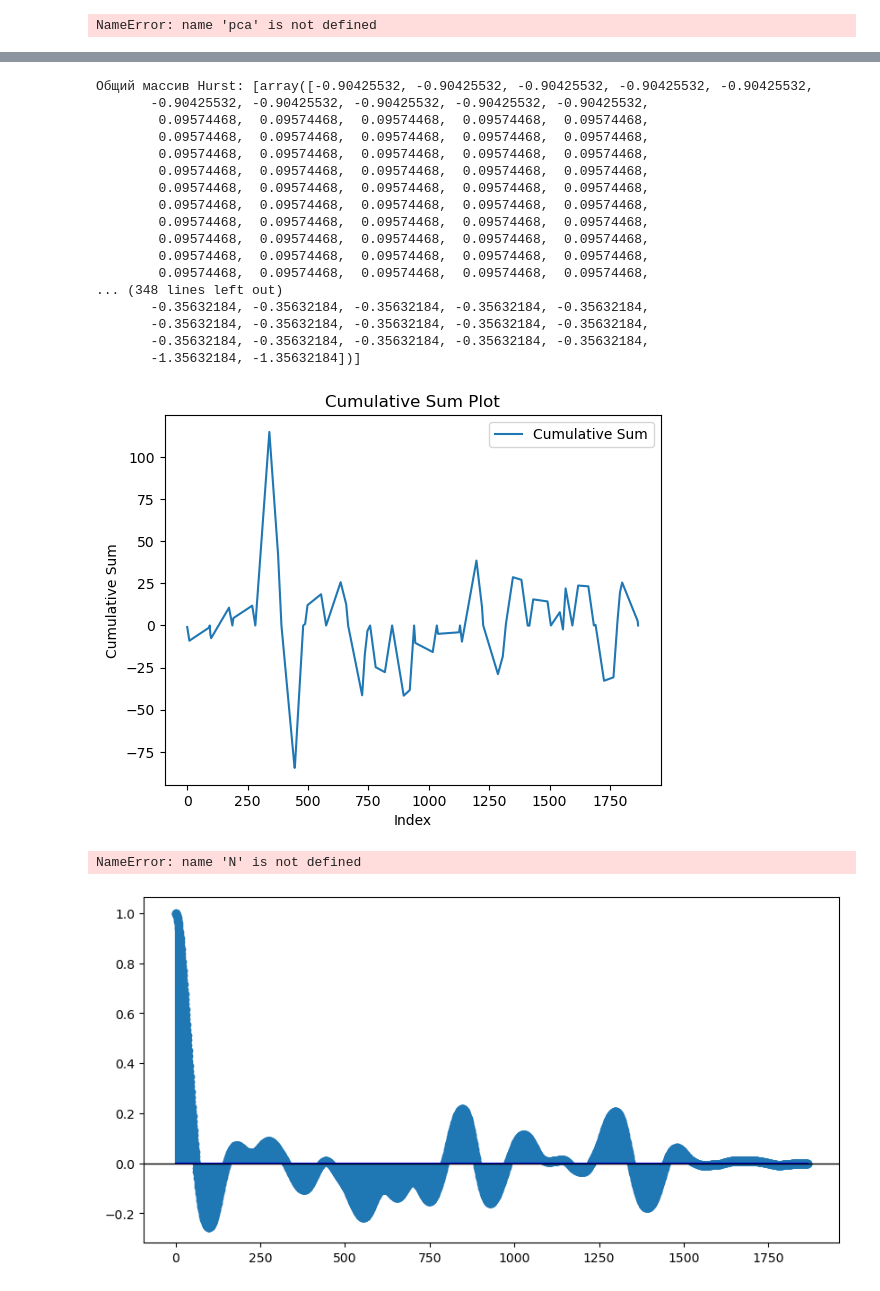
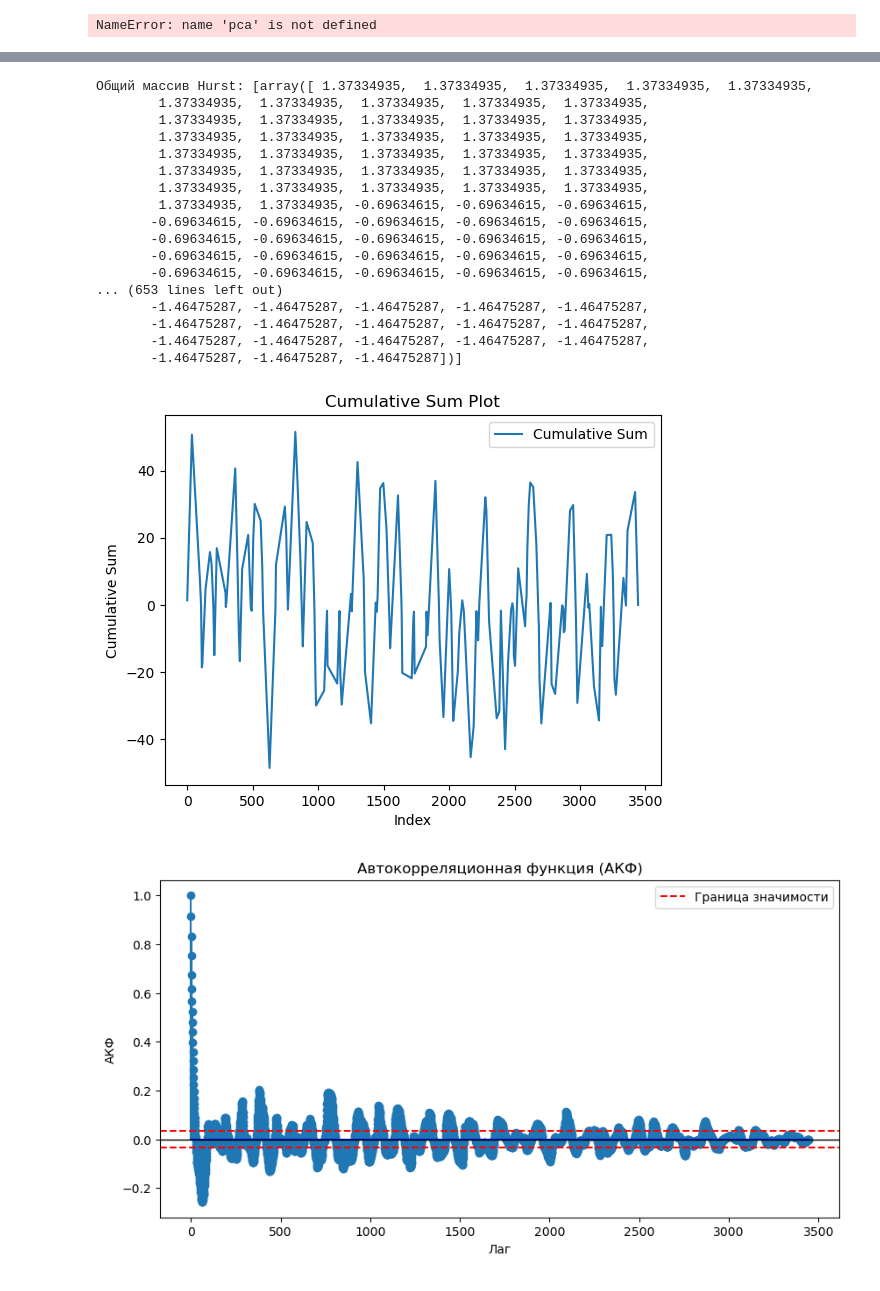
Before and after one commit to DanLip02/Ratings-analysis-project, a Jupyter notebook: jupyter_books/cross_cor_svd_resempl.ipynb, the cells around one changed output, grey strips where cells are left out. Drawn from its saved outputs; the diff is of its cells as text; code cells hidden in the pictures.

```diff
--- a/jupyter_books/cross_cor_svd_resempl.ipynb
+++ b/jupyter_books/cross_cor_svd_resempl.ipynb
@@ -10,7 +10,8 @@ from statsmodels.tsa.stattools import acf
 from scipy import signal
 # %%
 # Шаг 1. Загрузка данных и предобработка
-file_path = '/Users/danilalipatov/Downloads/resemple_data_cat-last.xlsx'
+# file_path = '/Users/danilalipatov/Downloads/resemple_data_cat-last.xlsx'
+file_path = '/Users/danilalipatov/PycharmProjects/diploma/resemple_data_cat_level.xlsx'
 df = pd.read_excel(file_path)
 df["identifier"] = df["identifier"].astype(str)
 df.columns
@@ -23,7 +24,7 @@ df["resampled_dates"] = pd.to_datetime(df["resampled_dates"])
 df_result = df.dropna(subset=["identifier", "resampled_values", "resampled_dates", "agency", "_ro_type"])
 # df_result = df_result[(df_result["agency"] == "Expert RA") & (df_result["_ro_type"] == "CBNK - кредитная организация")]
 df_result = df_result[(df_result["agency"] == "Expert RA")]
-df_result = df_result[df_result["resampled_dates"].dt.year >= 2015]
+df_result = df_result[df_result["resampled_dates"].dt.year >= 2016]
 df_result["resampled_values"] = df_result["resampled_values"].astype(int)
 df_result = df_result.groupby("identifier").filter(lambda x: x["resampled_values"].dropna().nunique() > 2)
 
@@ -391,32 +381,36 @@ for col in pivot_df_hurst.columns:  # Итерируемся по каждому
     values = pivot_df_hurst[col].dropna().values  # Убираем NaN и берем значения
 
     if len(values) > 0:  # Проверяем, что массив не пустой
-        values_centered = values - np.mean(values)  # Вычитаем среднее
+        values_centered = (values - np.mean(values)) / np.std(values)  # Вычитаем среднее
+        # values_centered = values
         hurst_.append(values_centered)  # Добавляем в общий массив
 
 # Проверим содержимое
 print("Общий массив Hurst:", hurst_)
 # %% [output]
-Общий массив Hurst: [array([-0.90425532, -0.90425532, -0.90425532, -0.90425532, -0.90425532,
-       -0.90425532, -0.90425532, -0.90425532, -0.90425532, -0.90425532,
-        0.09574468,  0.09574468,  0.09574468,  0.09574468,  0.09574468,
-        0.09574468,  0.09574468,  0.09574468,  0.09574468,  0.09574468,
-        0.09574468,  0.09574468,  0.09574468,  0.09574468,  0.09574468,
-        0.09574468,  0.09574468,  0.09574468,  0.09574468,  0.09574468,
-        0.09574468,  0.09574468,  0.09574468,  0.09574468,  0.09574468,
-        0.09574468,  0.09574468,  0.09574468,  0.09574468,  0.09574468,
-        0.09574468,  0.09574468,  0.09574468,  0.09574468,  0.09574468,
-        0.09574468,  0.09574468,  0.09574468,  0.09574468,  0.09574468,
-        0.09574468,  0.09574468,  0.09574468,  0.09574468,  0.09574468,
-        0.09574468,  0.09574468,  0.09574468,  0.09574468,  0.09574468,
-... (348 lines left out)
-       -0.35632184, -0.35632184, -0.35632184, -0.35632184, -0.35632184,
-       -0.35632184, -0.35632184, -0.35632184, -0.35632184, -0.35632184,
-       -0.35632184, -0.35632184, -0.35632184, -0.35632184, -0.35632184,
-       -1.35632184, -1.35632184])]
+Общий массив Hurst: [array([ 1.37334935,  1.37334935,  1.37334935,  1.37334935,  1.37334935,
+        1.37334935,  1.37334935,  1.37334935,  1.37334935,  1.37334935,
+        1.37334935,  1.37334935,  1.37334935,  1.37334935,  1.37334935,
+        1.37334935,  1.37334935,  1.37334935,  1.37334935,  1.37334935,
+        1.37334935,  1.37334935,  1.37334935,  1.37334935,  1.37334935,
+        1.37334935,  1.37334935,  1.37334935,  1.37334935,  1.37334935,
+        1.37334935,  1.37334935,  1.37334935,  1.37334935,  1.37334935,
+        1.37334935,  1.37334935, -0.69634615, -0.69634615, -0.69634615,
+       -0.69634615, -0.69634615, -0.69634615, -0.69634615, -0.69634615,
+       -0.69634615, -0.69634615, -0.69634615, -0.69634615, -0.69634615,
+       -0.69634615, -0.69634615, -0.69634615, -0.69634615, -0.69634615,
+       -0.69634615, -0.69634615, -0.69634615, -0.69634615, -0.69634615,
+... (653 lines left out)
+       -1.46475287, -1.46475287, -1.46475287, -1.46475287, -1.46475287,
+       -1.46475287, -1.46475287, -1.46475287, -1.46475287, -1.46475287,
+       -1.46475287, -1.46475287, -1.46475287, -1.46475287, -1.46475287,
+       -1.46475287, -1.46475287, -1.46475287])]
 # %%
 # Объединяем массивы
 hurst_flat = np.concatenate(hurst_)
+from scipy import signal
+hurst_flat = signal.detrend(hurst_flat)
+
 hurst_cumsum = np.cumsum(hurst_flat)  # Считаем накопленную сумму
 
 # Построение графика
@@ -427,26 +421,25 @@ plt.title("Cumulative Sum Plot")
 plt.legend()
 plt.show()
 # %% [output]
-[figure, old version]
+[figure, new version]
 # %%
 Z = hurst_cumsum
 lags = len(Z) - 1
 # lags = 300
-acf_values = acf(Z, nlags=lags, fft=True)
-# N = len(acf_values)
+acf_values = acf(hurst_flat, nlags=lags, fft=True)
+N = len(acf_values)
 # Визуализация
 plt.figure(figsize=(10, 5))
 plt.stem(range(lags + 1), acf_values, basefmt="b")  # basefmt="b" = синий маркер на оси
 plt.axhline(y=0, color='black', linewidth=1)
 plt.axhline(y=1.96/np.sqrt(N), linestyle='--', color='red', label="Граница значимости")
 plt.axhline(y=-1.96/np.sqrt(N), linestyle='--', color='red')
 plt.xlabel('Лаг')
 plt.ylabel('АКФ')
 plt.title('Автокорреляционная функция (АКФ)')
 plt.legend()
 plt.show()
 # %% [output]
-NameError: name 'N' is not defined
-[figure, old version]
+[figure, new version]
 # %%
 # Применяем FFT
```
Also changed, not shown: parts of 41 cells of this notebook, 2 other files.
